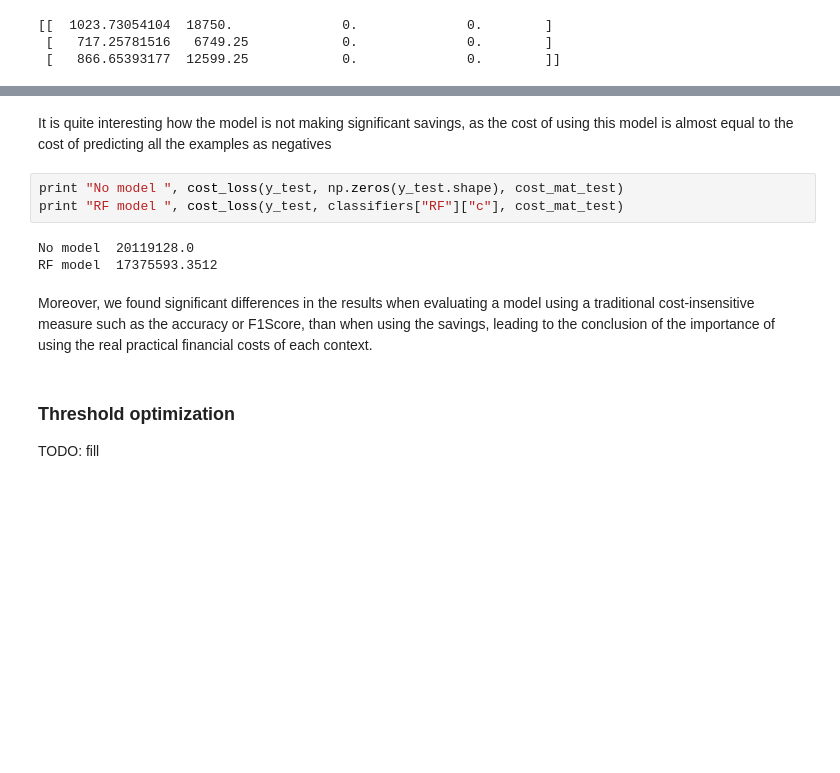
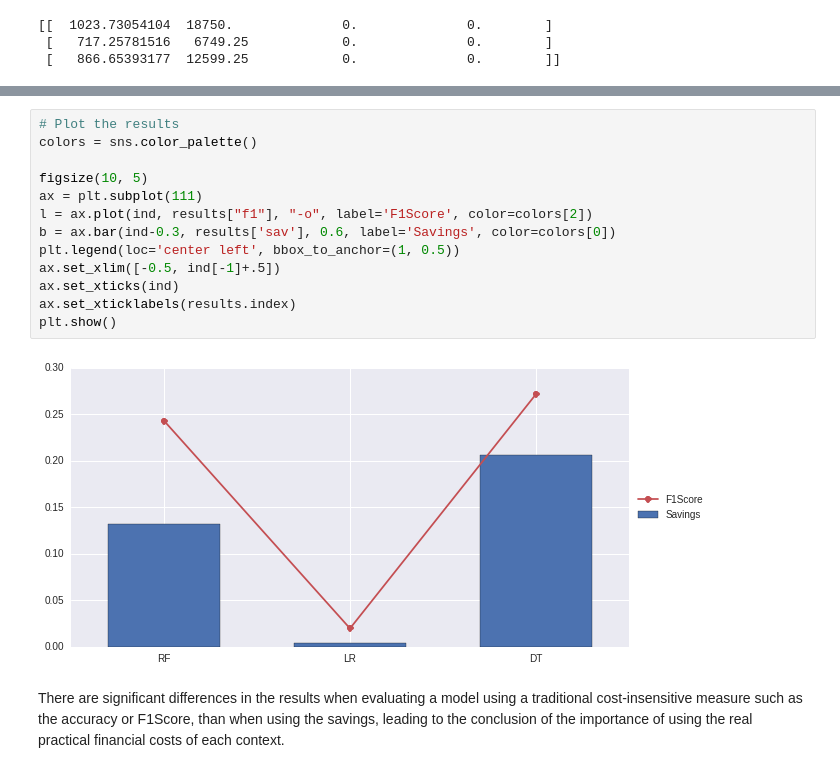
Before and after one commit to albahnsen/CostSensitiveClassification, a Jupyter notebook: doc/tutorial/tutorial_edcs_credit_scoring.ipynb, the cells around one changed output, grey strips where cells are left out. Saved outputs shown, nothing was run; the diff lists cells and outputs as text; blank space fills up the shorter version.

```diff
--- a/doc/tutorial/tutorial_edcs_credit_scoring.ipynb
+++ b/doc/tutorial/tutorial_edcs_credit_scoring.ipynb
@@ -261,17 +280,20 @@ DT  0.251033  0.270859  0.895675  0.294086  0.207641
-# %% [markdown]
-It is quite interesting how the model is not making significant savings, as the cost of using this model is almost equal to the cost of predicting all the examples as negatives
-# %%
-print "No model ", cost_loss(y_test, np.zeros(y_test.shape), cost_mat_test)
-print "RF model ", cost_loss(y_test, classifiers["RF"]["c"], cost_mat_test)
-# %% [output]
-No model  20119128.0
-RF model  17375593.3512
+# %%
+# Plot the results
+colors = sns.color_palette()
+
+figsize(10, 5)
+ax = plt.subplot(111)
+l = ax.plot(ind, results["f1"], "-o", label='F1Score', color=colors[2])
+b = ax.bar(ind-0.3, results['sav'], 0.6, label='Savings', color=colors[0])
+plt.legend(loc='center left', bbox_to_anchor=(1, 0.5))
+ax.set_xlim([-0.5, ind[-1]+.5])
+ax.set_xticks(ind)
+ax.set_xticklabels(results.index)
+plt.show()
+# %% [output]
+[figure, added]
 # %% [markdown]
-Moreover, we found significant differences in the
+There are significant differences in the
 results when evaluating a model using a  traditional cost-insensitive measure such as the
 accuracy or F1Score,  than when using the savings, leading to the conclusion of the
 importance of using the real practical financial costs of each context.
-# %% [markdown]
-### Threshold optimization
-
-TODO: fill
```
Also changed, not shown: parts of 18 cells of this notebook.
